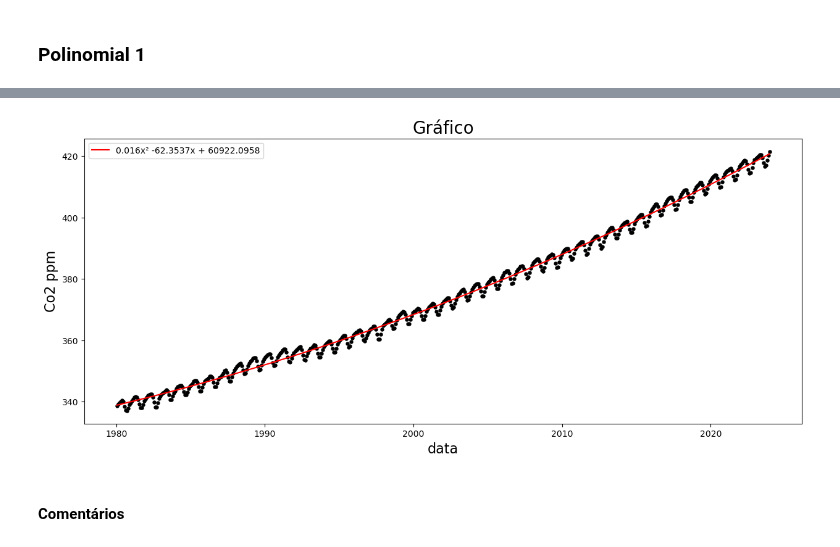
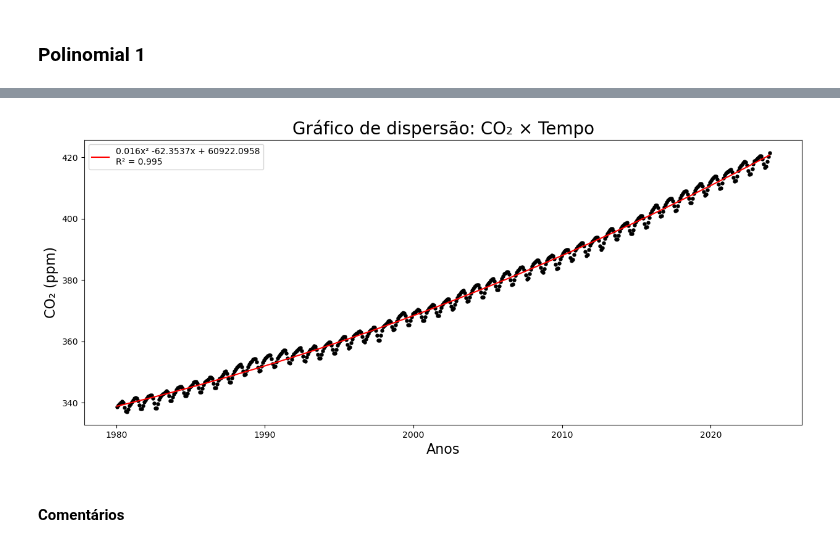
Before and after one commit to Joaof14/Clima_MMQ, a Jupyter notebook: MMQ_statsModel.ipynb, the cells around one changed output, grey strips where cells are left out. Saved outputs shown, nothing was run; the diff lists cells and outputs as text; code cells hidden in the pictures.

```diff
--- a/MMQ_statsModel.ipynb
+++ b/MMQ_statsModel.ipynb
@@ -241,10 +241,10 @@ Notes:
 strong multicollinearity or other numerical problems.
 # %%
 #Equação e Gráfico
-equacaolabel = f'{round(res.params[2],4)}x² {round(res.params[1],4)}x + {round(res.params[0],4)}'
-plotgrafico('data', 'Co2 ppm', equacaolabel, res.fittedvalues )
+equacaolabel = f'{round(res.params[2],4)}x² {round(res.params[1],4)}x + {round(res.params[0],4)}\nR² = {round(res.rsquared, 3)}'
+plotgrafico(titulo = "FunCO\u2082 × Tempo", xlabel = "Anos", ylabel = "CO\u2082 (ppm)", label = equacaolabel, linha = res.fittedvalues)
 # %% [output]
-[figure, old version]
+[figure, new version]
 # %% [markdown]
 #### Comentários
 # %% [markdown]
```
Also changed, not shown: parts of 3 cells of this notebook, 1 other file.
